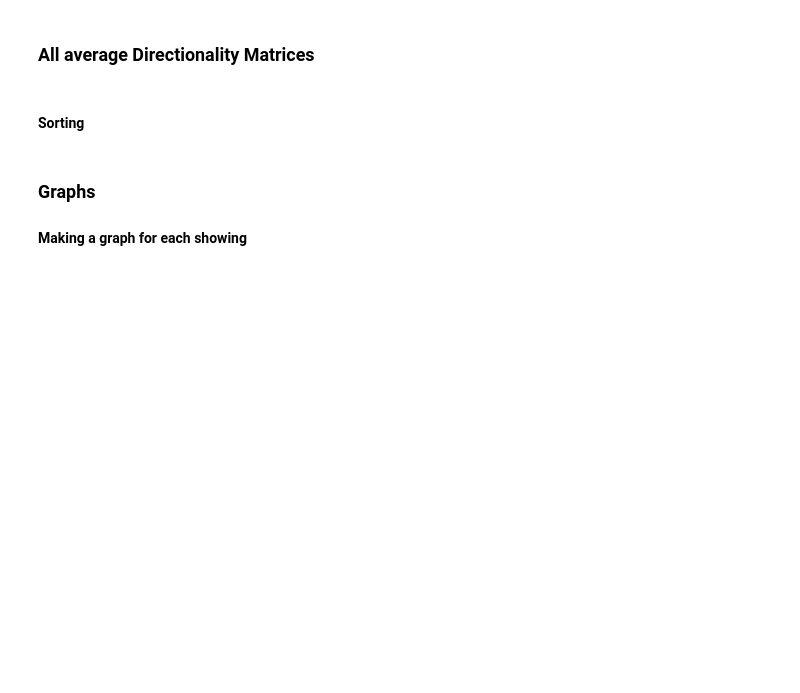
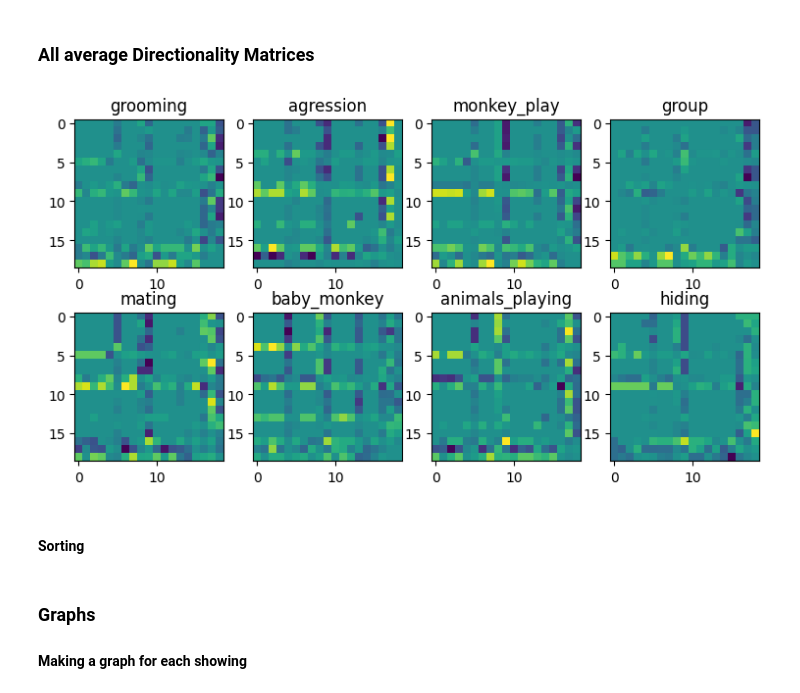
Before and after one commit to ta3map/MonkeyResearch, a Jupyter notebook: MonkeyResearch.ipynb, the cells around one changed output. Saved outputs shown, nothing was run; the diff lists cells and outputs as text; code cells hidden in the pictures; blank space fills up the shorter version.

```diff
--- a/MonkeyResearch.ipynb
+++ b/MonkeyResearch.ipynb
@@ -195,5 +213,39 @@ plt.title('average Directionality Matrix of a 1st picture, ' + '1st category');
 # %% [markdown]
 ### All average Directionality Matrices
+# %%
+def AverageDirectionsPerPicture(D):
+    categories = np.size(D, 0)
+    pictures = np.size(D, 1)
+    directions_c = []
+    for c in range(categories):
+        directions_p = []
+        for p in range(pictures):
+            direction = np.median(D[c, p, :], 0)
+            directions_p.append(direction)
+        directions_c.append(directions_p)
+    return np.array(directions_c)
+
+control_average_D = AverageDirectionsPerPicture(control_D)
+response_average_D = AverageDirectionsPerPicture(response_D)
+effect_D = response_average_D - control_average_D
+#effect_D = response_average_D - np.mean(control_average_D, axis = (0,1) )
+#effect_D = AverageDirectionsPerPicture(D)
+
+s1 = int(categories/2)
+s2 = int(categories/2)
+plt.figure(figsize = [9,10], dpi = 100)
+for c in range(categories):
+    plt.subplot(s1, s2, 1+c)
+    plt.imshow(np.mean(effect_D[c, :], 0))
+    plt.title(set_names[c])
+np.shape(effect_D)
+
+#%% save picture
+figure_title = 'AverageDirectionsPerPicture (' + data_folder + ")"
+fname = main_folder + '/MonkeyResearch/' + figure_title + ' [Figure_degree_vs_type].png'
+plt.savefig(fname)
+# %% [output]
+[figure, added]
 # %% [markdown]
 #### Sorting
 # %% [markdown]
```
Also changed, not shown: parts of 23 cells of this notebook.
